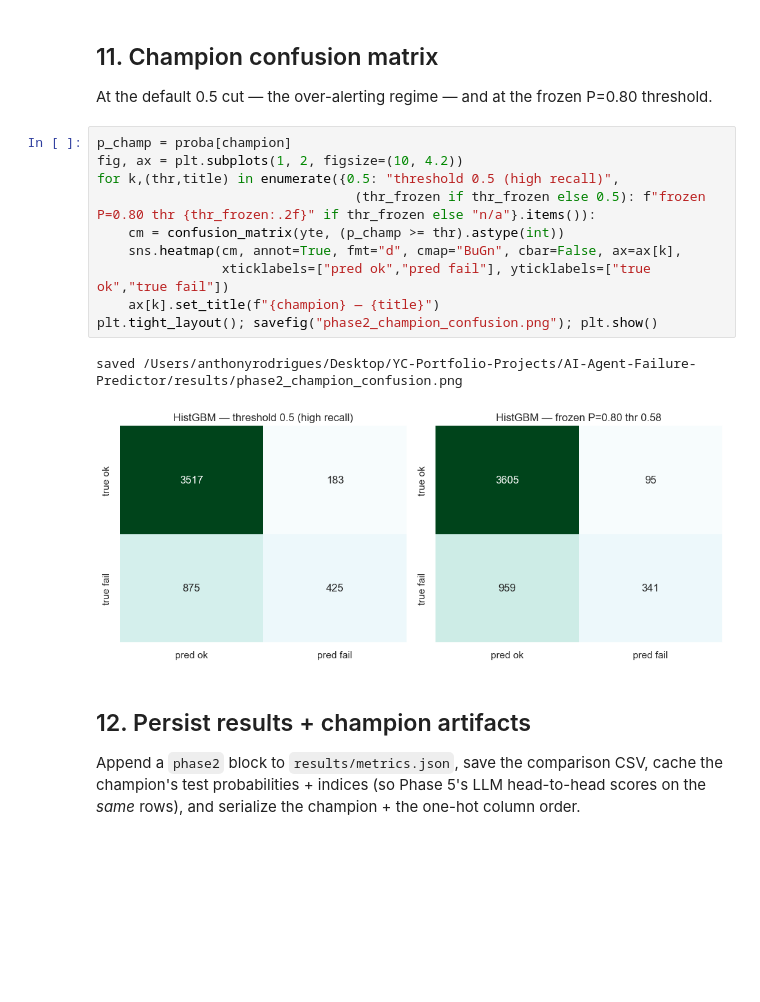
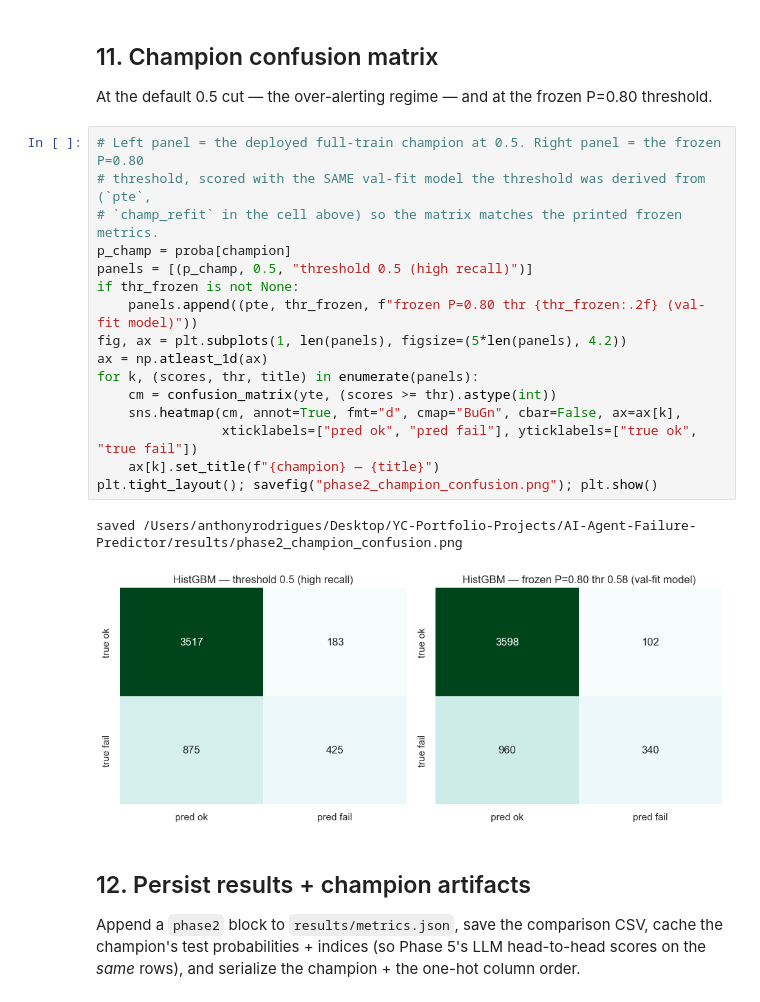
Before and after one commit to anthonyrodrigues443/AI-Agent-Failure-Predictor, a Jupyter notebook: notebooks/phase2_multimodel.ipynb, the cells around one changed output. Cells and saved outputs as stored; diff of their text form; blank space fills up the shorter version.

```diff
--- a/notebooks/phase2_multimodel.ipynb
+++ b/notebooks/phase2_multimodel.ipynb
@@ -386,18 +386,24 @@ optimism gap             : -0.016
 ## 11. Champion confusion matrix
 At the default 0.5 cut — the over-alerting regime — and at the frozen P=0.80 threshold.
 # %%
+# Left panel = the deployed full-train champion at 0.5. Right panel = the frozen P=0.80
+# threshold, scored with the SAME val-fit model the threshold was derived from (`pte`,
+# `champ_refit` in the cell above) so the matrix matches the printed frozen metrics.
 p_champ = proba[champion]
-fig, ax = plt.subplots(1, 2, figsize=(10, 4.2))
-for k,(thr,title) in enumerate({0.5: "threshold 0.5 (high recall)",
-                                 (thr_frozen if thr_frozen else 0.5): f"frozen P=0.80 thr {thr_frozen:.2f}" if thr_frozen else "n/a"}.items()):
-    cm = confusion_matrix(yte, (p_champ >= thr).astype(int))
+panels = [(p_champ, 0.5, "threshold 0.5 (high recall)")]
+if thr_frozen is not None:
+    panels.append((pte, thr_frozen, f"frozen P=0.80 thr {thr_frozen:.2f} (val-fit model)"))
+fig, ax = plt.subplots(1, len(panels), figsize=(5*len(panels), 4.2))
+ax = np.atleast_1d(ax)
+for k, (scores, thr, title) in enumerate(panels):
+    cm = confusion_matrix(yte, (scores >= thr).astype(int))
     sns.heatmap(cm, annot=True, fmt="d", cmap="BuGn", cbar=False, ax=ax[k],
-                xticklabels=["pred ok","pred fail"], yticklabels=["true ok","true fail"])
+                xticklabels=["pred ok", "pred fail"], yticklabels=["true ok", "true fail"])
     ax[k].set_title(f"{champion} — {title}")
 plt.tight_layout(); savefig("phase2_champion_confusion.png"); plt.show()
 # %% [output]
 saved /Users/anthonyrodrigues/Desktop/YC-Portfolio-Projects/AI-Agent-Failure-Predictor/results/phase2_champion_confusion.png
-[figure, old version]
+[figure, new version]
 # %% [markdown]
 ## 12. Persist results + champion artifacts
 Append a `phase2` block to `results/metrics.json`, save the comparison CSV, cache the champion's test probabilities + indices (so Phase 5's LLM head-to-head scores on the *same* rows), and serialize the champion + the one-hot column order.
```
Also changed, not shown: parts of 3 cells of this notebook, 2 other files.
